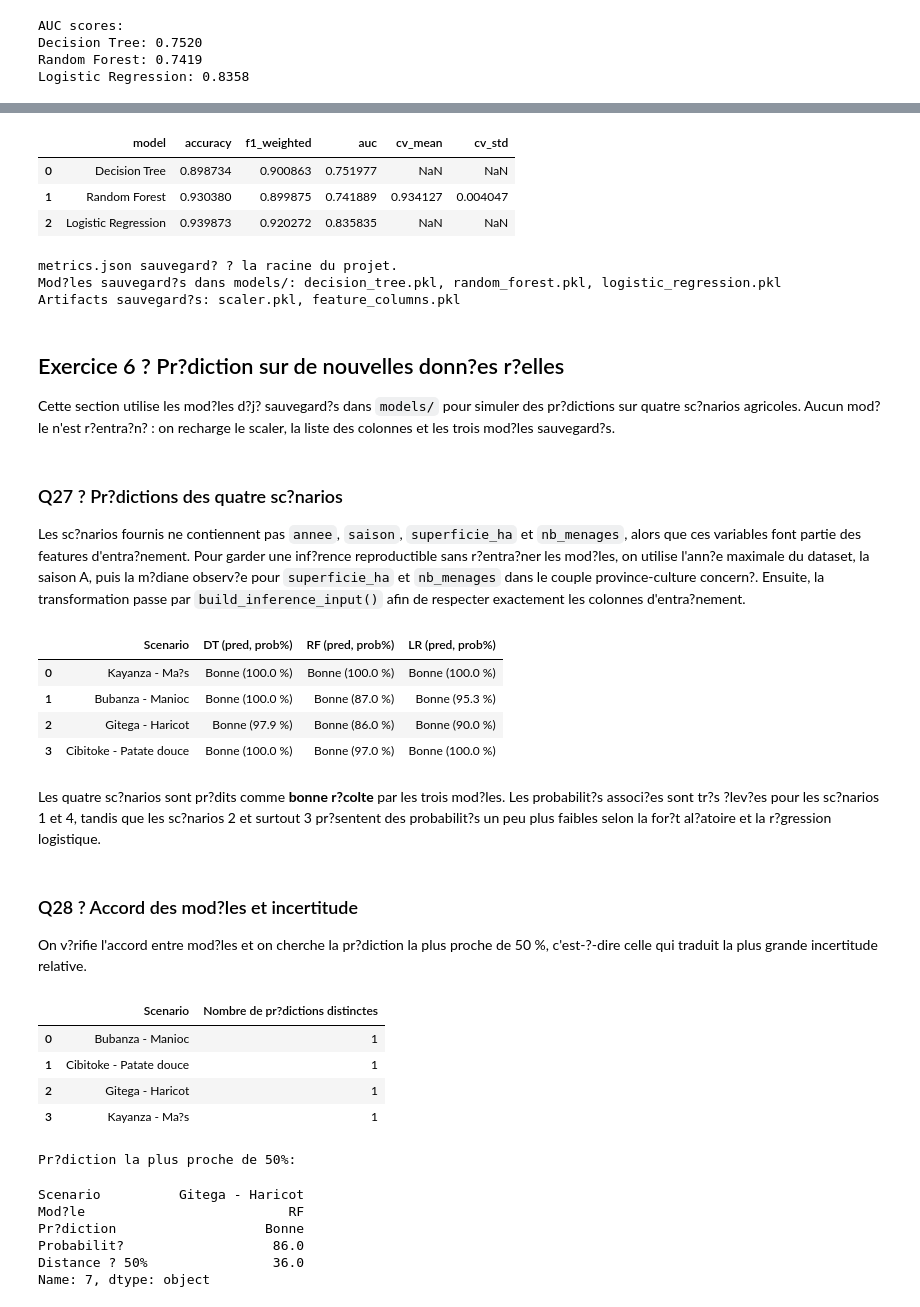
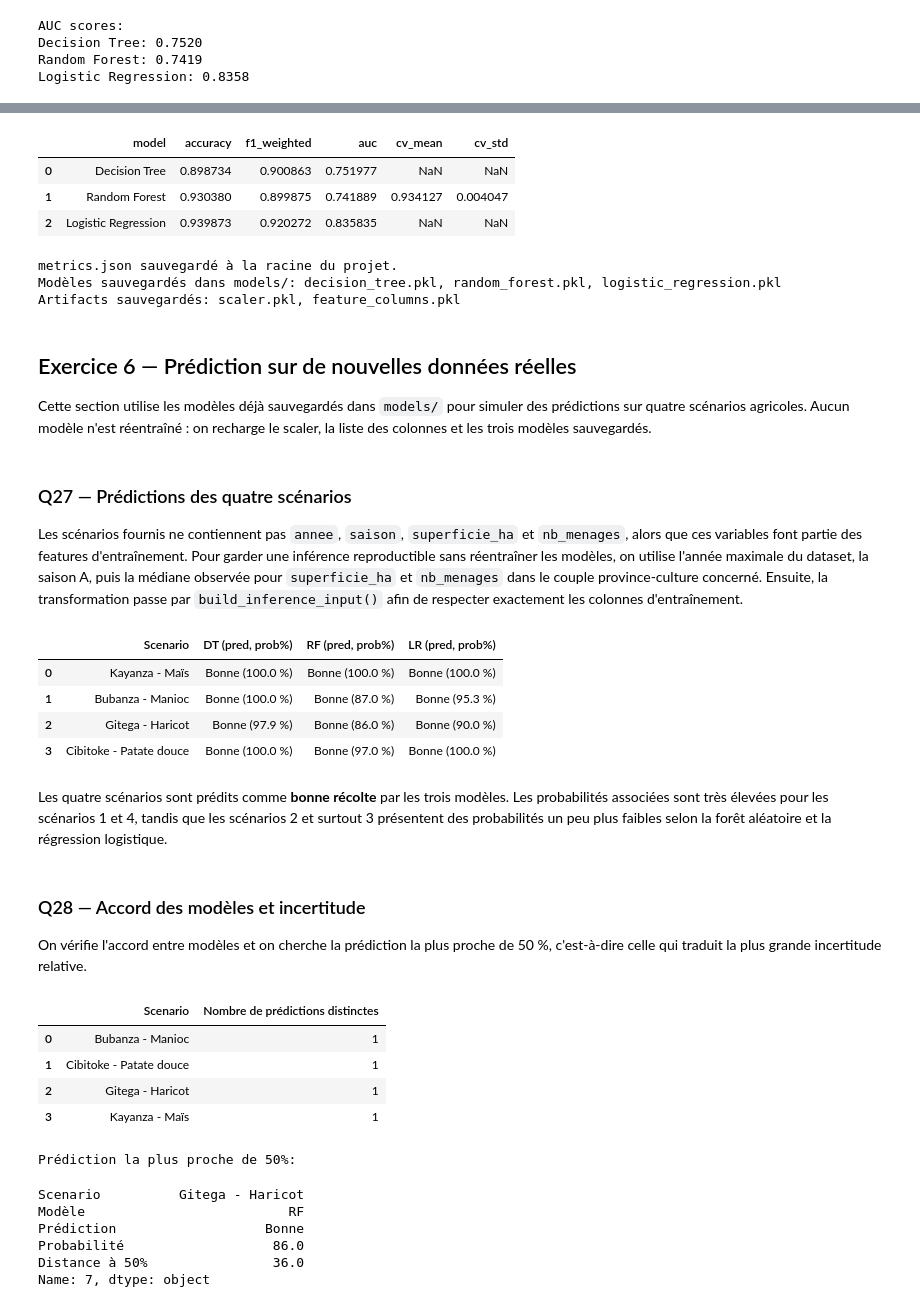
Before and after one commit to miguelandy875/agri-burundi-ml, a Jupyter notebook: notebooks/TP_Agriculture.ipynb, the cells around one changed output, grey strips where cells are left out. Saved outputs shown, nothing was run; the diff lists cells and outputs as text; code cells hidden in the pictures.

```diff
--- a/notebooks/TP_Agriculture.ipynb
+++ b/notebooks/TP_Agriculture.ipynb
@@ -962,25 +962,25 @@ summary_table = pd.DataFrame([
 ])
 
 display(summary_table)
-print("metrics.json sauvegard? ? la racine du projet.")
-print("Mod?les sauvegard?s dans models/: decision_tree.pkl, random_forest.pkl, logistic_regression.pkl")
-print("Artifacts sauvegard?s: scaler.pkl, feature_columns.pkl")
+print("metrics.json sauvegardé à la racine du projet.")
+print("Modèles sauvegardés dans models/: decision_tree.pkl, random_forest.pkl, logistic_regression.pkl")
+print("Artifacts sauvegardés: scaler.pkl, feature_columns.pkl")
 # %% [output]
 |  | model | accuracy | f1_weighted | auc | cv_mean | cv_std |
 | 0 | Decision Tree | 0.898734 | 0.900863 | 0.751977 | NaN | NaN |
 | 1 | Random Forest | 0.930380 | 0.899875 | 0.741889 | 0.934127 | 0.004047 |
 | 2 | Logistic Regression | 0.939873 | 0.920272 | 0.835835 | NaN | NaN |
-metrics.json sauvegard? ? la racine du projet.
-Mod?les sauvegard?s dans models/: decision_tree.pkl, random_forest.pkl, logistic_regression.pkl
-Artifacts sauvegard?s: scaler.pkl, feature_columns.pkl
+metrics.json sauvegardé à la racine du projet.
+Modèles sauvegardés dans models/: decision_tree.pkl, random_forest.pkl, logistic_regression.pkl
+Artifacts sauvegardés: scaler.pkl, feature_columns.pkl
 # %% [markdown]
-## Exercice 6 ? Pr?diction sur de nouvelles donn?es r?elles
+## Exercice 6 — Prédiction sur de nouvelles données réelles
 
-Cette section utilise les mod?les d?j? sauvegard?s dans `models/` pour simuler des pr?dictions sur quatre sc?narios agricoles. Aucun mod?le n'est r?entra?n? : on recharge le scaler, la liste des colonnes et les trois mod?les sauvegard?s.
+Cette section utilise les modèles déjà sauvegardés dans `models/` pour simuler des prédictions sur quatre scénarios agricoles. Aucun modèle n'est réentraîné : on recharge le scaler, la liste des colonnes et les trois modèles sauvegardés.
 # %% [markdown]
-### Q27 ? Pr?dictions des quatre sc?narios
+### Q27 — Prédictions des quatre scénarios
 
-Les sc?narios fournis ne contiennent pas `annee`, `saison`, `superficie_ha` et `nb_menages`, alors que ces variables font partie des features d'entra?nement. Pour garder une inf?rence reproductible sans r?entra?ner les mod?les, on utilise l'ann?e maximale du dataset, la saison A, puis la m?diane observ?e pour `superficie_ha` et `nb_menages` dans le couple province-culture concern?. Ensuite, la transformation passe par `build_inference_input()` afin de respecter exactement les colonnes d'entra?nement.
+Les scénarios fournis ne contiennent pas `annee`, `saison`, `superficie_ha` et `nb_menages`, alors que ces variables font partie des features d'entraînement. Pour garder une inférence reproductible sans réentraîner les modèles, on utilise l'année maximale du dataset, la saison A, puis la médiane observée pour `superficie_ha` et `nb_menages` dans le couple province-culture concerné. Ensuite, la transformation passe par `build_inference_input()` afin de respecter exactement les colonnes d'entraînement.
 # %%
 import joblib
 
@@ -1058,7 +1058,7 @@ def predict_scenario(raw_scenario):
 
 scenarios = [
     {
-        'Scenario': 'Kayanza - Ma?s',
+        'Scenario': 'Kayanza - Maïs',
         'province': 'Kayanza',
         'culture': 'Maïs',
         'altitude_m': 1980,
@@ -1110,10 +1110,10 @@ for scenario in scenarios:
         row[display_name] = f'{pred} ({prob:.1f} %)'
         scenario_detail_rows.append({
             'Scenario': scenario['Scenario'],
-            'Mod?le': model_key,
-            'Pr?diction': pred,
-            'Probabilit?': prob,
-            'Distance ? 50%': abs(prob - 50),
+            'Modèle': model_key,
+            'Prédiction': pred,
+            'Probabilité': prob,
+            'Distance à 50%': abs(prob - 50),
         })
     scenario_rows.append(row)
 
@@ -1122,34 +1122,34 @@ scenario_details_df = pd.DataFrame(scenario_detail_rows)
 display(scenario_predictions_df)
 # %% [output]
 |  | Scenario | DT (pred, prob%) | RF (pred, prob%) | LR (pred, prob%) |
-| 0 | Kayanza - Ma?s | Bonne (100.0 %) | Bonne (100.0 %) | Bonne (100.0 %) |
+| 0 | Kayanza - Maïs | Bonne (100.0 %) | Bonne (100.0 %) | Bonne (100.0 %) |
 | 1 | Bubanza - Manioc | Bonne (100.0 %) | Bonne (87.0 %) | Bonne (95.3 %) |
 | 2 | Gitega - Haricot | Bonne (97.9 %) | Bonne (86.0 %) | Bonne (90.0 %) |
 | 3 | Cibitoke - Patate douce | Bonne (100.0 %) | Bonne (97.0 %) | Bonne (100.0 %) |
 # %% [markdown]
-Les quatre sc?narios sont pr?dits comme **bonne r?colte** par les trois mod?les. Les probabilit?s associ?es sont tr?s ?lev?es pour les sc?narios 1 et 4, tandis que les sc?narios 2 et surtout 3 pr?sentent des probabilit?s un peu plus faibles selon la for?t al?atoire et la r?gression logistique.
+Les quatre scénarios sont prédits comme **bonne récolte** par les trois modèles. Les probabilités associées sont très élevées pour les scénarios 1 et 4, tandis que les scénarios 2 et surtout 3 présentent des probabilités un peu plus faibles selon la forêt aléatoire et la régression logistique.
 # %% [markdown]
-### Q28 ? Accord des mod?les et incertitude
+### Q28 — Accord des modèles et incertitude
 
-On v?rifie l'accord entre mod?les et on cherche la pr?diction la plus proche de 50 %, c'est-?-dire celle qui traduit la plus grande incertitude relative.
+On vérifie l'accord entre modèles et on cherche la prédiction la plus proche de 50 %, c'est-à-dire celle qui traduit la plus grande incertitude relative.
 # %%
-agreement = scenario_details_df.groupby('Scenario')['Pr?diction'].nunique().reset_index(name='Nombre de pr?dictions distinctes')
-most_uncertain = scenario_details_df.loc[scenario_details_df['Distance ? 50%'].idxmin()]
+agreement = scenario_details_df.groupby('Scenario')['Prédiction'].nunique().reset_index(name='Nombre de prédictions distinctes')
+most_uncertain = scenario_details_df.loc[scenario_details_df['Distance à 50%'].idxmin()]
 
 display(agreement)
-print("Pr?diction la plus proche de 50%:")
+print("Prédiction la plus proche de 50%:")
 display(most_uncertain)
 # %% [output]
-|  | Scenario | Nombre de pr?dictions distinctes |
+|  | Scenario | Nombre de prédictions distinctes |
 | 0 | Bubanza - Manioc | 1 |
 | 1 | Cibitoke - Patate douce | 1 |
 | 2 | Gitega - Haricot | 1 |
-| 3 | Kayanza - Ma?s | 1 |
+| 3 | Kayanza - Maïs | 1 |
-Pr?diction la plus proche de 50%:
+Prédiction la plus proche de 50%:
 Scenario          Gitega - Haricot
-Mod?le                          RF
-Pr?diction                   Bonne
-Probabilit?                   86.0
-Distance ? 50%                36.0
+Modèle                          RF
+Prédiction                   Bonne
+Probabilité                   86.0
+Distance à 50%                36.0
 Name: 7, dtype: object
 # %% [markdown]
```
Also changed, not shown: parts of 88 cells of this notebook.
